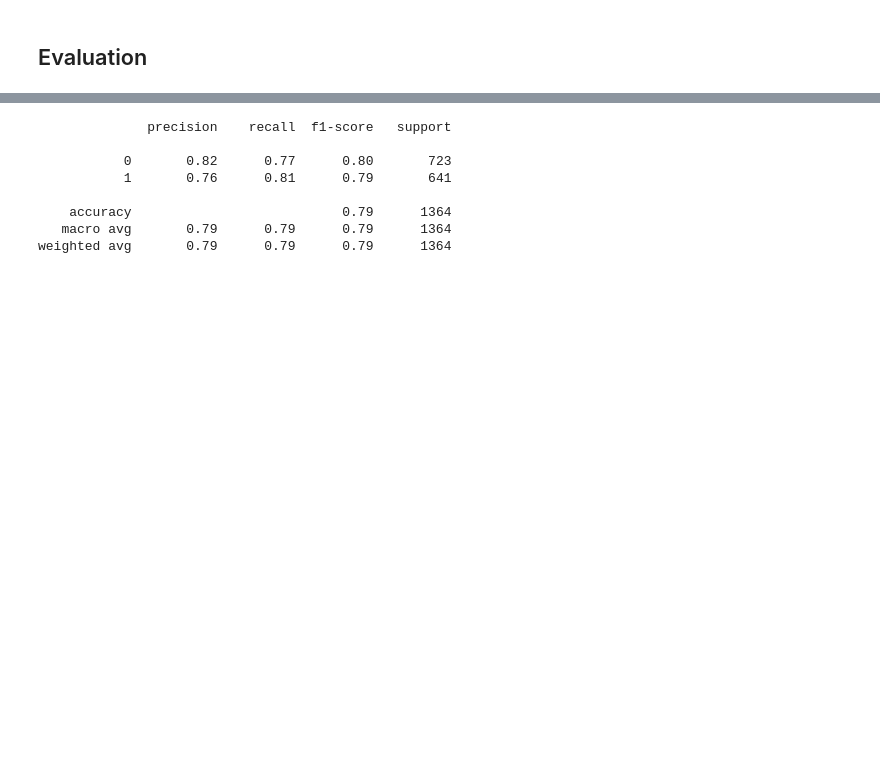
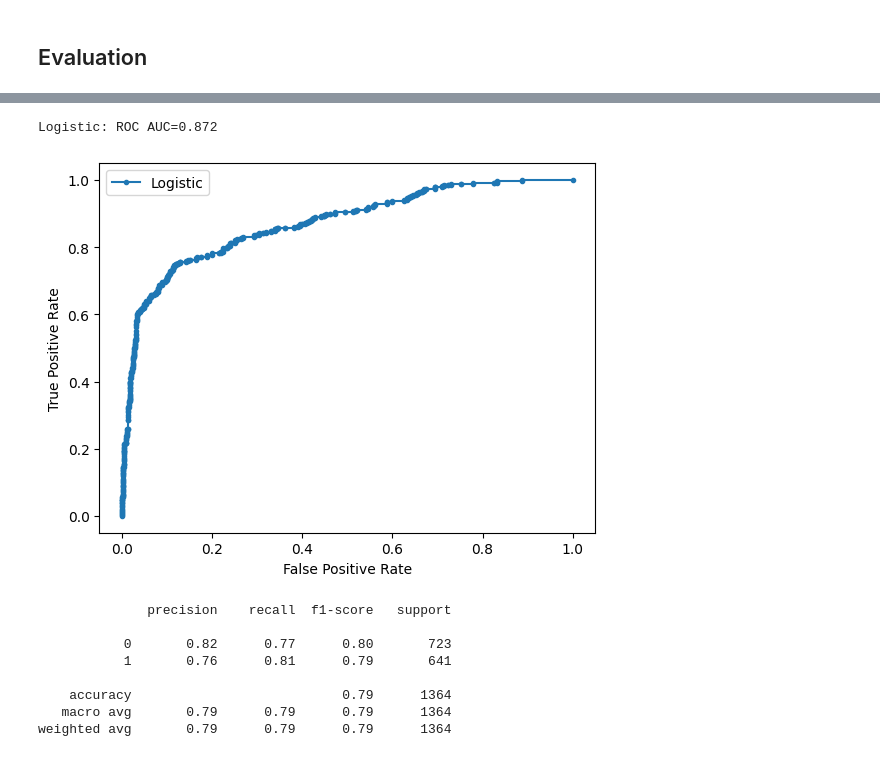
Before and after one commit to Kittonn/intro-to-ml-and-dl-project, a Jupyter notebook: supervised_classifications/logistic_regression.ipynb, the cells around one changed output, grey strips where cells are left out. Cells and saved outputs as stored; diff of their text form; code cells hidden in the pictures; blank space fills up the shorter version.

```diff
--- a/supervised_classifications/logistic_regression.ipynb
+++ b/supervised_classifications/logistic_regression.ipynb
@@ -53,6 +55,13 @@ class LogisticRegressionScratchBCE(BaseEstimator, ClassifierMixin):
 
         # Return the class with the highest probability
         return np.where(probs >= 0.5, 1, 0)
+
+    def predict_proba(self, X):
+        z = np.dot(X, self.w) + self.b
+        probs = self.sigmoid(z)
+        # Return as two columns: [P(class=0), P(class=1)]
+        return np.column_stack((1 - probs, probs))
+
 
     def initialize_weights(self, n_features):
         self.w = np.zeros((n_features, 1))  # Init with the same column number as feature
@@ -91,8 +100,8 @@ class LogisticRegressionScratchBCE(BaseEstimator, ClassifierMixin):
             self.b -= self.learning_rate * gradient_b
 
             # cost compute if more iteration (optional)
-            if i % 100 == 0:
-                print(f"Iteration {i}, Cost: {error}")
+            # if i % 100 == 0:
+            #     print(f"Iteration {i}, Cost: {error}")
 
     def plot_loss(self):
         plt.figure(figsize=(8, 5))
@@ -314,3 +312,30 @@ weighted avg       0.85      0.71      0.73      1364
+# %%
+# ROC & AUC
+
+# predict probabilities
+lr_probs = BCEmodel_scratch.predict_proba(x_test)
+# keep probabilities for the positive outcome only
+lr_probs = lr_probs[:, 1]
+# calculate scores
+ns_auc = roc_auc_score(y_test, lr_probs)
+lr_auc = roc_auc_score(y_test, lr_probs)
+# summarize scores
+print('Logistic: ROC AUC=%.3f' % (lr_auc))
+
+# calculate roc curves
+lr_fpr, lr_tpr, _ = roc_curve(y_test, lr_probs)
+# plot the roc curve for the model
+plt.plot(lr_fpr, lr_tpr, marker='.', label='Logistic')
+# axis labels
+plt.xlabel('False Positive Rate')
+plt.ylabel('True Positive Rate')
+# show the legend
+plt.legend()
+# show the plot
+plt.show()
+# %% [output]
+Logistic: ROC AUC=0.872
+[figure, added]
 # %%
 # Compare to scikit-learn
 Model_LR = LogisticRegression()
```
Also changed, not shown: parts of 9 cells of this notebook.
